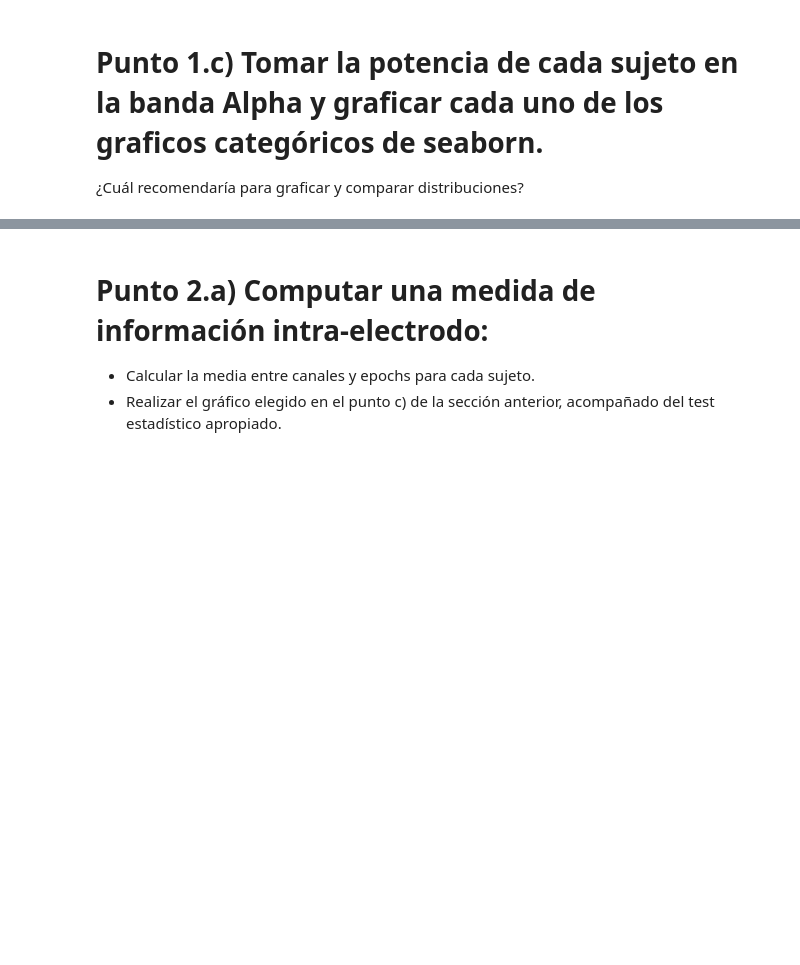
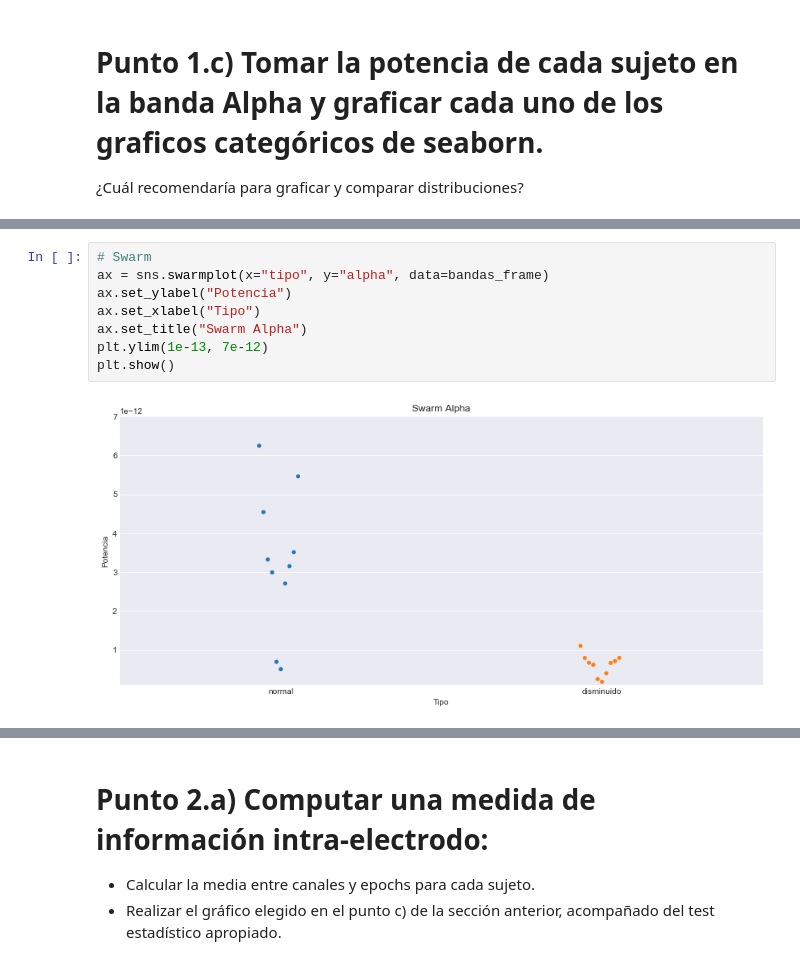
Before and after one commit to lucasputer/CienciaDeDatos, a Jupyter notebook: tp2/TP2.ipynb, the cells around one changed output, grey strips where cells are left out. Saved outputs shown, nothing was run; the diff lists cells and outputs as text; blank space fills up the shorter version.

```diff
--- a/tp2/TP2.ipynb
+++ b/tp2/TP2.ipynb
@@ -403,0 +299,10 @@ P-valor de: 0.650147444095 indica que no podemos rechazar que ambos conjuntos de
+# %%
+# Swarm
+ax = sns.swarmplot(x="tipo", y="alpha", data=bandas_frame)
+ax.set_ylabel("Potencia")
+ax.set_xlabel("Tipo")
+ax.set_title("Swarm Alpha")
+plt.ylim(1e-13, 7e-12)
+plt.show()
+# %% [output]
+[figure, added]
```
Also changed, not shown: parts of 44 cells of this notebook.
